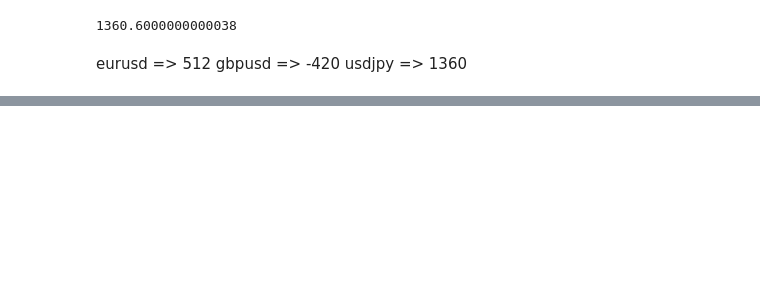
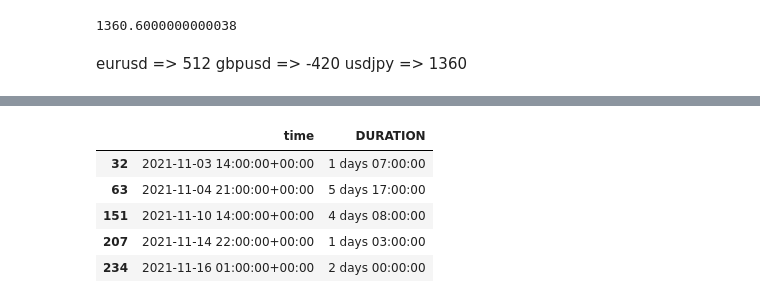
Before and after one commit to MohsenAF-Pl/forex-bot, a Jupyter notebook: candle_plot.ipynb, the cells around one changed output, grey strips where cells are left out. Cells and saved outputs as stored; diff of their text form; code cells hidden in the pictures; blank space fills up the shorter version.

```diff
--- a/candle_plot.ipynb
+++ b/candle_plot.ipynb
@@ -293,0 +334,9 @@ usdjpy => 1360
+# %%
+df_trades[['time', 'DURATION']].head()
+# %% [output]
+|  | time | DURATION |
+| 32 | 2021-11-03 14:00:00+00:00 | 1 days 07:00:00 |
+| 63 | 2021-11-04 21:00:00+00:00 | 5 days 17:00:00 |
+| 151 | 2021-11-10 14:00:00+00:00 | 4 days 08:00:00 |
+| 207 | 2021-11-14 22:00:00+00:00 | 1 days 03:00:00 |
+| 234 | 2021-11-16 01:00:00+00:00 | 2 days 00:00:00 |
```
Also changed, not shown: parts of 11 cells of this notebook, 17 other files.
